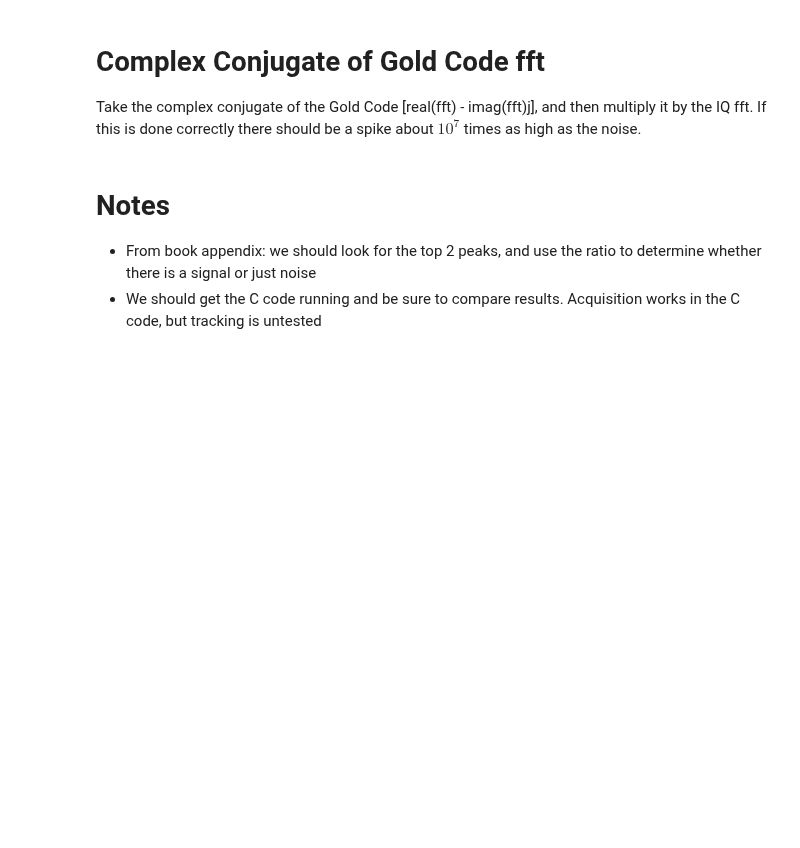
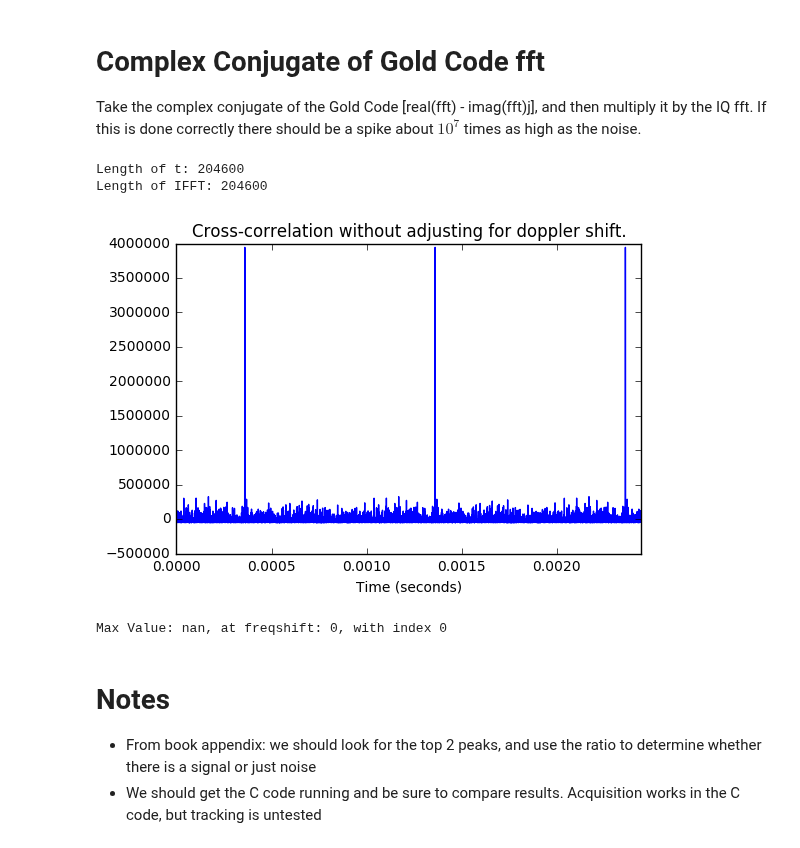
Before and after one commit to psas/gps, a Jupyter notebook: notebooks/Acquisition.ipynb, the cells around one changed output. Drawn from its saved outputs; the diff is of its cells as text; code cells hidden in the pictures; blank space fills up the shorter version.

```diff
--- a/notebooks/Acquisition.ipynb
+++ b/notebooks/Acquisition.ipynb
@@ -214,7 +129,7 @@ plt.show()
 #code = np.repeat(CodeGen.getCode(1023), 4)
 
 #Choose which satellite's C/A code is generated
-Satellite = 30
+Satellite = 13
 
 # Create list of C/A code Taps, for simpler sat selection",
 #sat = [(2,6),(3,7),(4,8),(5,9),(1,9),(2,6),(1,8),(2,9),(3,10),(2,3),(3,4),(5,6),(6,7),(7,8),(8,9),(9,10),(1,4),(2,5),(3,6),(4,7),(5,8),(6,9),(1,3),(4,6),(5,7),(6,8),(7,9),(8,10),(1,6),(2,7),(3,8),(4,9),(5,10),(4,10),(1,7),(2,8),(4,10)]
@@ -236,5 +151,5 @@ CACodeSampled = np.repeat(CACode,4)
 print("Satellite chosen: %d, with tap: %s" %(Satellite,str(sat[Satellite - 1])))
 
 # Repeat entire array for each ms of data sampled
-CACodeSampled = np.tile(CACodeSampled,NumberOfMilliseconds)
+CACodeSampled = np.tile(CACodeSampled,int(SampleLength*1000))
 print(len(CACodeSampled))
@@ -252,21 +172,32 @@ Take the complex conjugate of the Gold Code [real(fft) - imag(fft)j], and then m
 # %%
 GCConj = np.conjugate(Codefft)
 
 result = np.fft.ifft(GCConj * ffC,nfft)
 
 resultSQ = np.abs(result) ** 2
-resultLog = -10*np.log10(resultSQ)
+resultSQ = resultSQ-np.mean(resultSQ)
+resultLog = 10*np.log10(resultSQ)
 
 t = np.linspace(0,SampleLength,nfft,endpoint=True)
 print("Length of t: %d" %(len(t)))
 print("Length of IFFT: %d" %(len(resultSQ)))
 
-plt.plot(t,resultLog)
+plt.plot(t,resultSQ)
+
+# Zoom in a bit
+xmin,xmax = plt.xlim()
+plt.xlim(xmin,xmin + 10000/(fs))
+
 plt.title("Cross-correlation without adjusting for doppler shift.")
 plt.xlabel("Time (seconds)")
 plt.show()
 
 print("Max Value: %f, at freqshift: %d, with index %d"%(np.max(resultLog),0,np.argmax(resultLog)))
+# %% [output]
+Length of t: 204600
+Length of IFFT: 204600
+[figure, added]
+Max Value: nan, at freqshift: 0, with index 0
 # %% [markdown]
 # Notes
 
```
Also changed, not shown: parts of 23 cells of this notebook.
